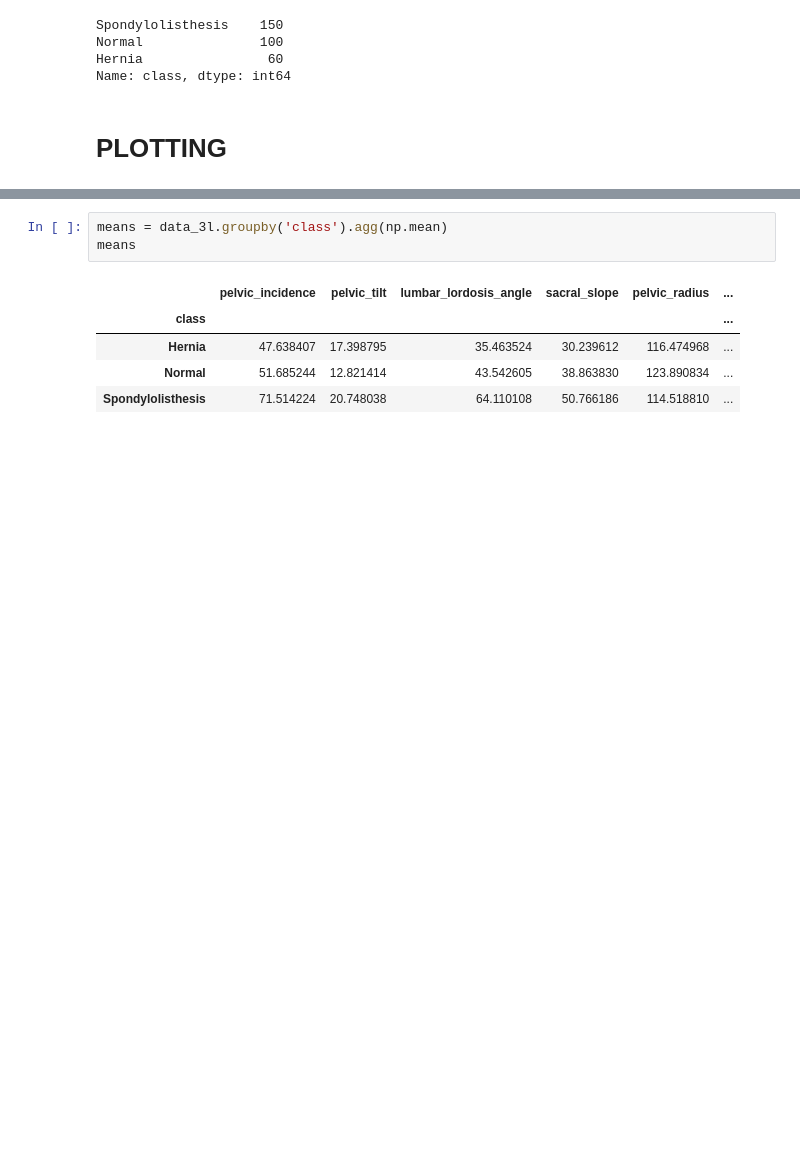
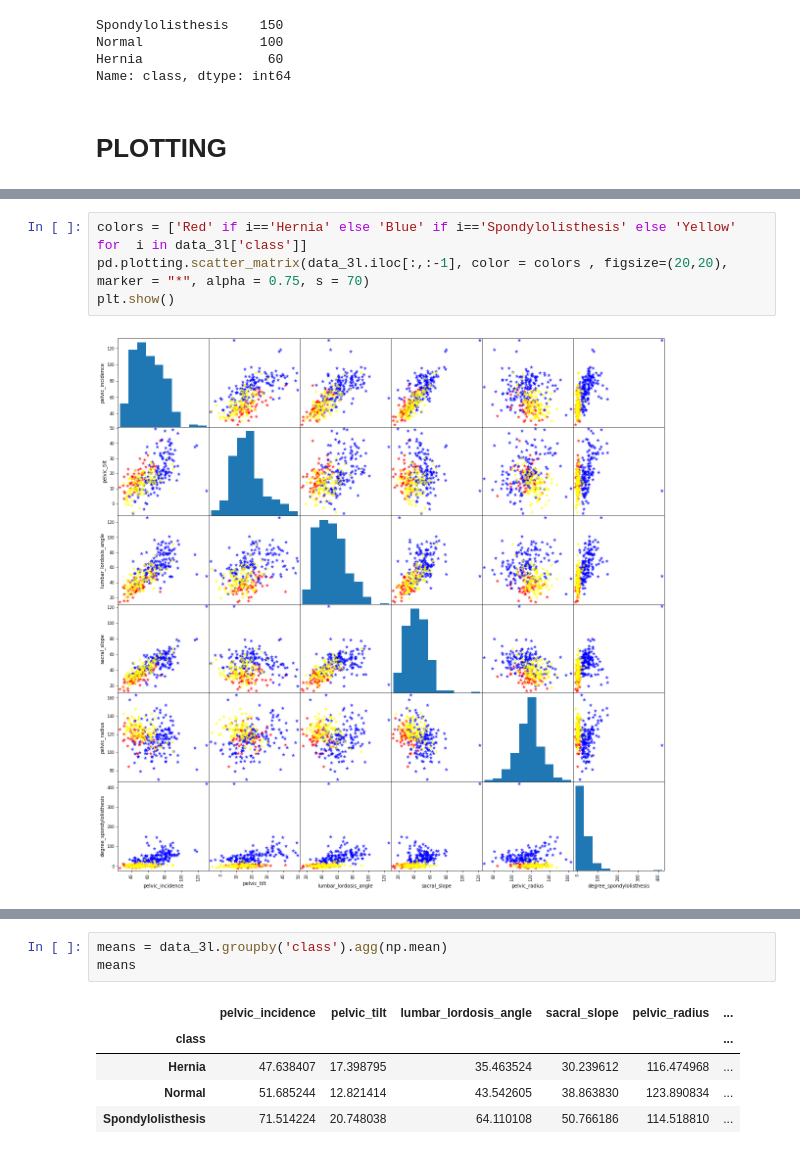
Before and after one commit to KJKR73/Data-Science-BIG, a Jupyter notebook: Biomechanical Features of Orthopedic Patients/Bio-mechanical features of orthopedic patients PART-II.ipynb, the cells around one changed output, grey strips where cells are left out. Cells and saved outputs as stored; diff of their text form; blank space fills up the shorter version.

```diff
--- a/Biomechanical Features of Orthopedic Patients/Bio-mechanical features of orthopedic patients PART-II.ipynb
+++ b/Biomechanical Features of Orthopedic Patients/Bio-mechanical features of orthopedic patients PART-II.ipynb
@@ -59,2 +77,8 @@ Name: class, dtype: int64
+# %%
+colors = ['Red' if i=='Hernia' else 'Blue' if i=='Spondylolisthesis' else 'Yellow' for  i in data_3l['class']]
+pd.plotting.scatter_matrix(data_3l.iloc[:,:-1], color = colors , figsize=(20,20), marker = "*", alpha = 0.75, s = 70)
+plt.show()
+# %% [output]
+[figure, added]
 # %%
 plt.figure(figsize = (8,8))
```
Also changed, not shown: parts of 7 cells of this notebook.
